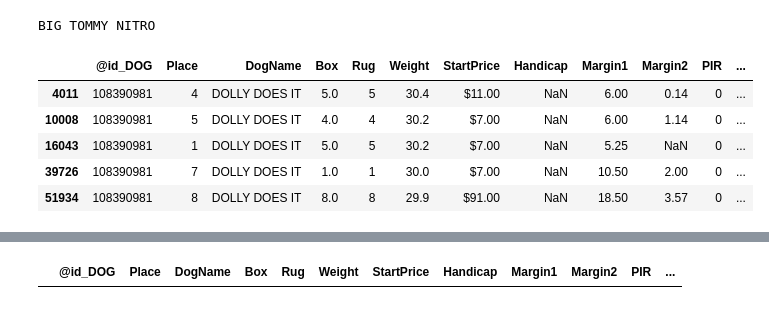
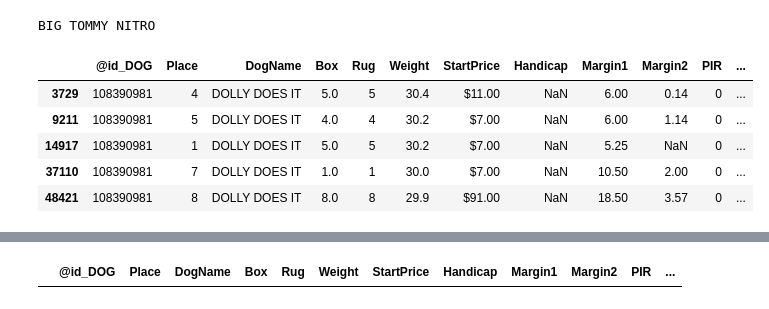
Before and after one commit to ageofthegit/greyhound-racing, a Jupyter notebook: Azure/C021_FT Dataprep_Speed Profile.ipynb, the cells around one changed output, grey strips where cells are left out. Saved outputs shown, nothing was run; the diff lists cells and outputs as text; code cells hidden in the pictures.

```diff
--- a/Azure/C021_FT Dataprep_Speed Profile.ipynb
+++ b/Azure/C021_FT Dataprep_Speed Profile.ipynb
@@ -272 +312,17 @@ RACES : 75740, RACES RAW : 80909
+# %%
+
+#del dognameslist
+
+# DogNames list
+dognameslist = df_base.DogName.unique().tolist()
+
+# Fix the Place Variable
+df_base['position'] = df_base.Place.apply(lambda x : x.replace("=","") if x in ['1=','2=','3=','4=','5=','6=','7=','8='] else x)
+
+#print(df_base_sp.position.value_counts())
+# %%
+df_base.sort_values(by = ['@id_DOG', 'DogName', 'Event_Dt'], inplace = True)
+# %%
+
+df_base_sp = df_base.copy()
 # %% [markdown]
@@ -274,4 +330,4 @@ RACES : 75740, RACES RAW : 80909
 # %%
 
 # Sort for Easy QC
-df.ft.sort_values(by = ['@id_DOG', 'DogName', 'Event_Dt'], inplace = True)
+df_base_sp.sort_values(by = ['@id_DOG', 'DogName', 'Event_Dt'], inplace = True)
@@ -304,14 +338,14 @@ print(dognameslist[5])
 BIG TOMMY NITRO
 # %%
 
-df.ft[df.ft['@id_DOG'].isin([108390981])]
+df_base_sp[df_base_sp['@id_DOG'].isin([108390981])]
 # %% [output]
 |  | @id_DOG | Place | DogName | Box | Rug | Weight | StartPrice | Handicap | Margin1 | Margin2 | PIR | ... |
-| 4011 | 108390981 | 4 | DOLLY DOES IT | 5.0 | 5 | 30.4 | $11.00 | NaN | 6.00 | 0.14 | 0 | ... |
-| 10008 | 108390981 | 5 | DOLLY DOES IT | 4.0 | 4 | 30.2 | $7.00 | NaN | 6.00 | 1.14 | 0 | ... |
-| 16043 | 108390981 | 1 | DOLLY DOES IT | 5.0 | 5 | 30.2 | $7.00 | NaN | 5.25 | NaN | 0 | ... |
-| 39726 | 108390981 | 7 | DOLLY DOES IT | 1.0 | 1 | 30.0 | $7.00 | NaN | 10.50 | 2.00 | 0 | ... |
-| 51934 | 108390981 | 8 | DOLLY DOES IT | 8.0 | 8 | 29.9 | $91.00 | NaN | 18.50 | 3.57 | 0 | ... |
+| 3729 | 108390981 | 4 | DOLLY DOES IT | 5.0 | 5 | 30.4 | $11.00 | NaN | 6.00 | 0.14 | 0 | ... |
+| 9211 | 108390981 | 5 | DOLLY DOES IT | 4.0 | 4 | 30.2 | $7.00 | NaN | 6.00 | 1.14 | 0 | ... |
+| 14917 | 108390981 | 1 | DOLLY DOES IT | 5.0 | 5 | 30.2 | $7.00 | NaN | 5.25 | NaN | 0 | ... |
+| 37110 | 108390981 | 7 | DOLLY DOES IT | 1.0 | 1 | 30.0 | $7.00 | NaN | 10.50 | 2.00 | 0 | ... |
+| 48421 | 108390981 | 8 | DOLLY DOES IT | 8.0 | 8 | 29.9 | $91.00 | NaN | 18.50 | 3.57 | 0 | ... |
 # %%
 
 # ADDITIONAL VARIABLES
```
Also changed, not shown: parts of 28 cells of this notebook, 4 other files.
